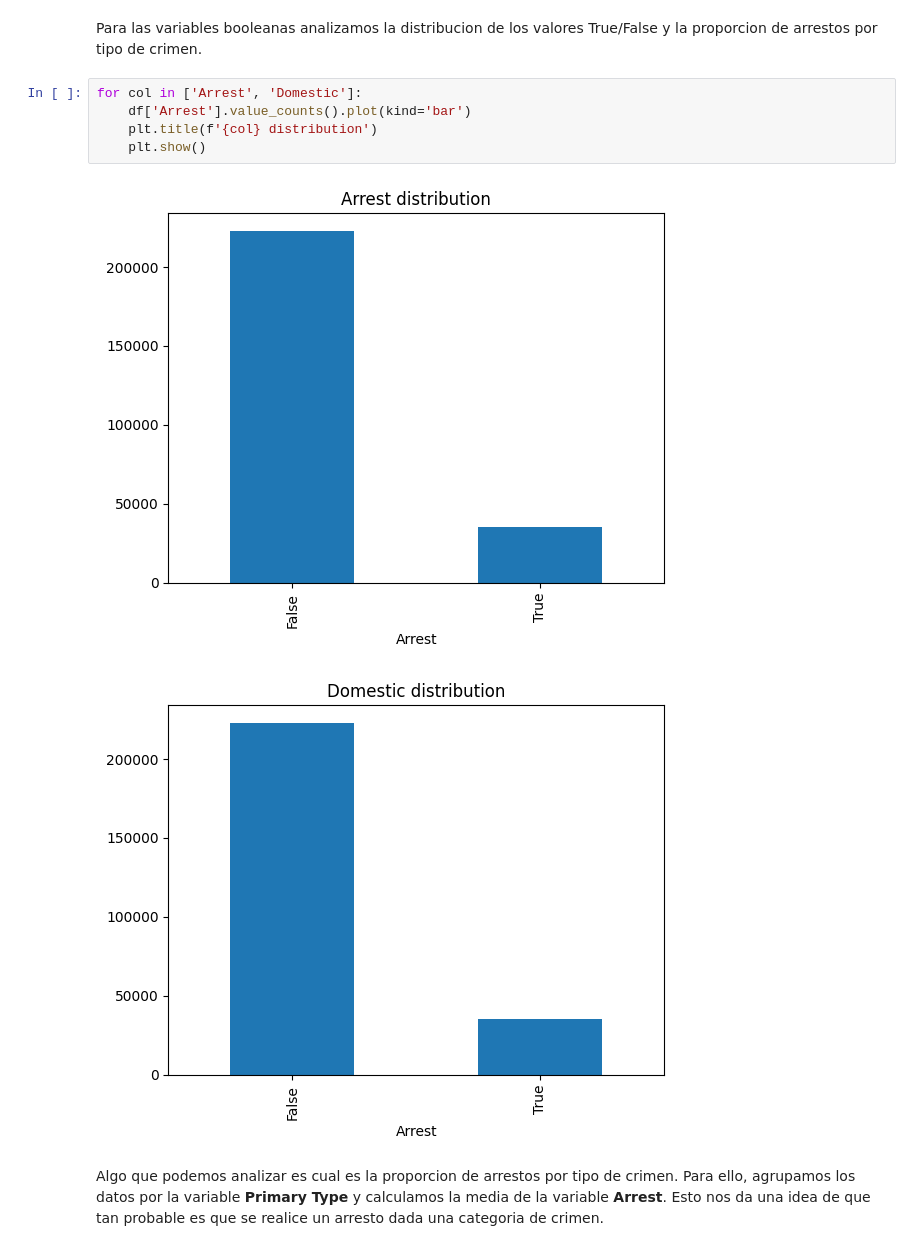
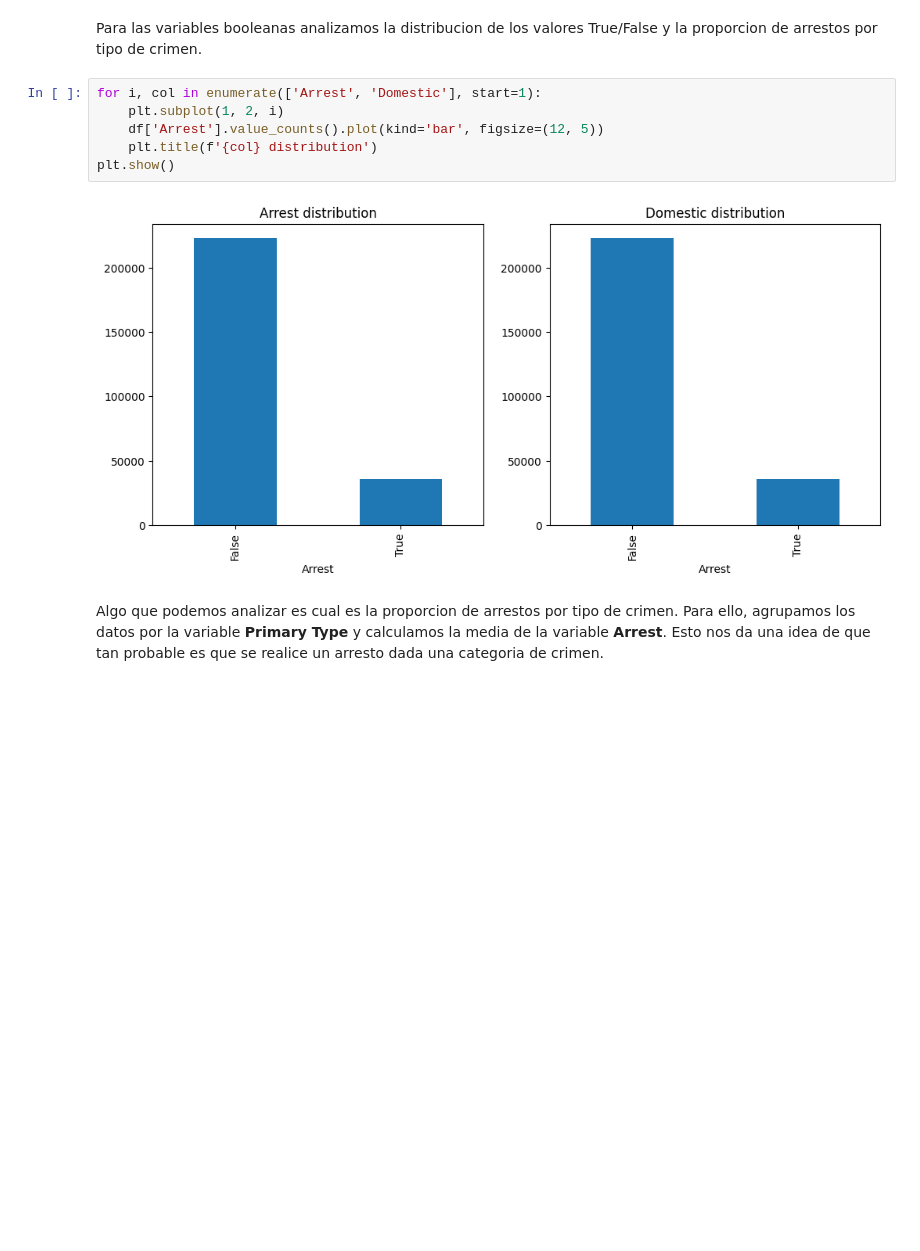
Before and after one commit to maximdorogov/fiuba-analisis-de-datos, a Jupyter notebook: tp1.ipynb, the cells around one changed output. Drawn from its saved outputs; the diff is of its cells as text; blank space fills up the shorter version.

```diff
--- a/tp1.ipynb
+++ b/tp1.ipynb
@@ -355,13 +355,13 @@ Tanto para la categoria de __Description__ como para __IUCR__ podemos ver que ha
 # %% [markdown]
 Para las variables booleanas analizamos la distribucion de los valores True/False y la proporcion de arrestos por tipo de crimen.
 # %%
-for col in ['Arrest', 'Domestic']:
-    df['Arrest'].value_counts().plot(kind='bar')
+for i, col in enumerate(['Arrest', 'Domestic'], start=1):
+    plt.subplot(1, 2, i)
+    df['Arrest'].value_counts().plot(kind='bar', figsize=(12, 5))
     plt.title(f'{col} distribution')
-    plt.show()
+plt.show()
 # %% [output]
-[figure, old version]
+[figure, new version]
-[figure, removed]
 # %% [markdown]
 Algo que podemos analizar es cual es la proporcion de arrestos por tipo de crimen. Para ello, agrupamos los datos por la variable __Primary Type__ y calculamos la media de la variable __Arrest__. Esto nos da una idea de que tan probable es que se realice un arresto dada una categoria de crimen.
 # %%
```
Also changed, not shown: parts of 4 cells of this notebook.
